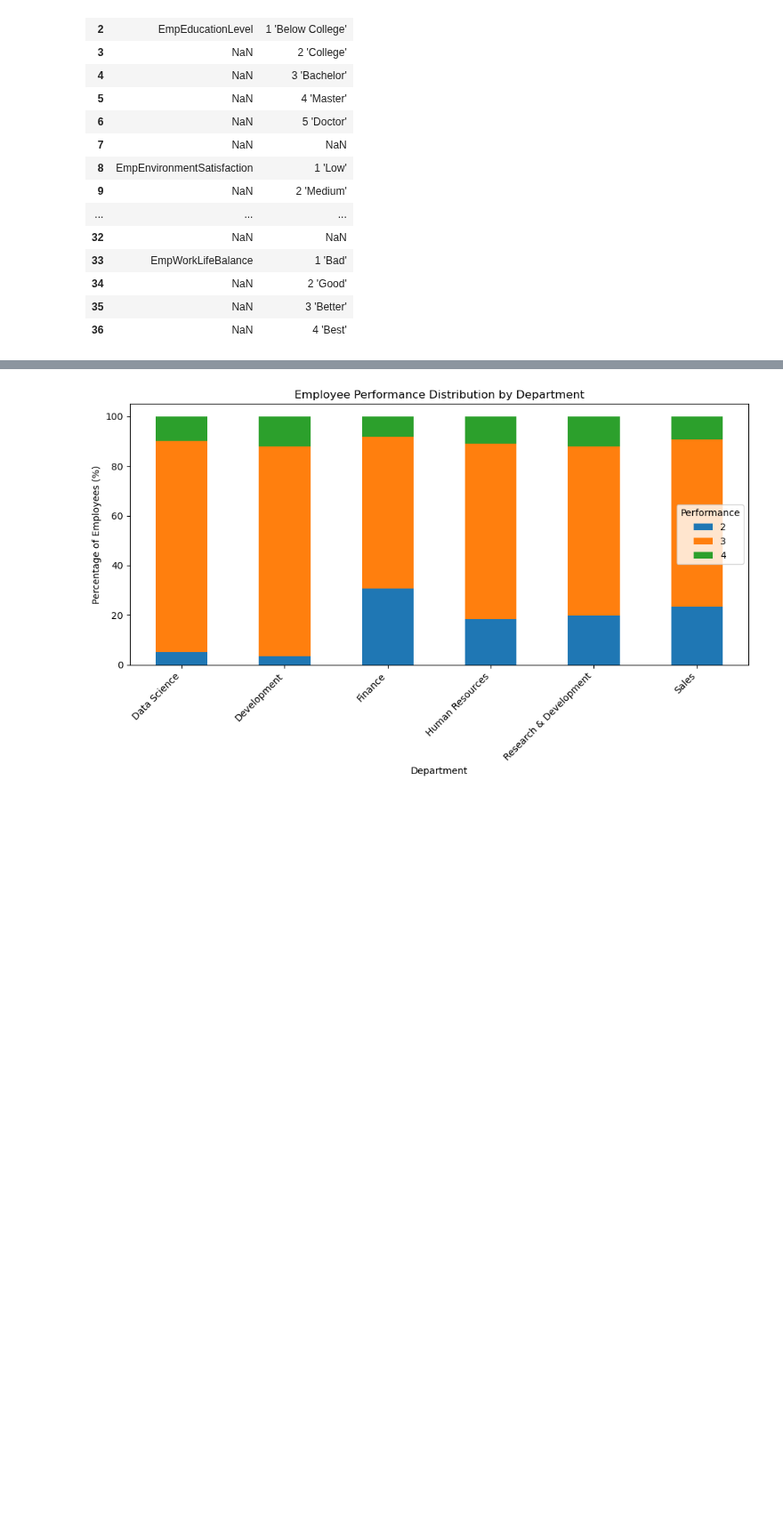
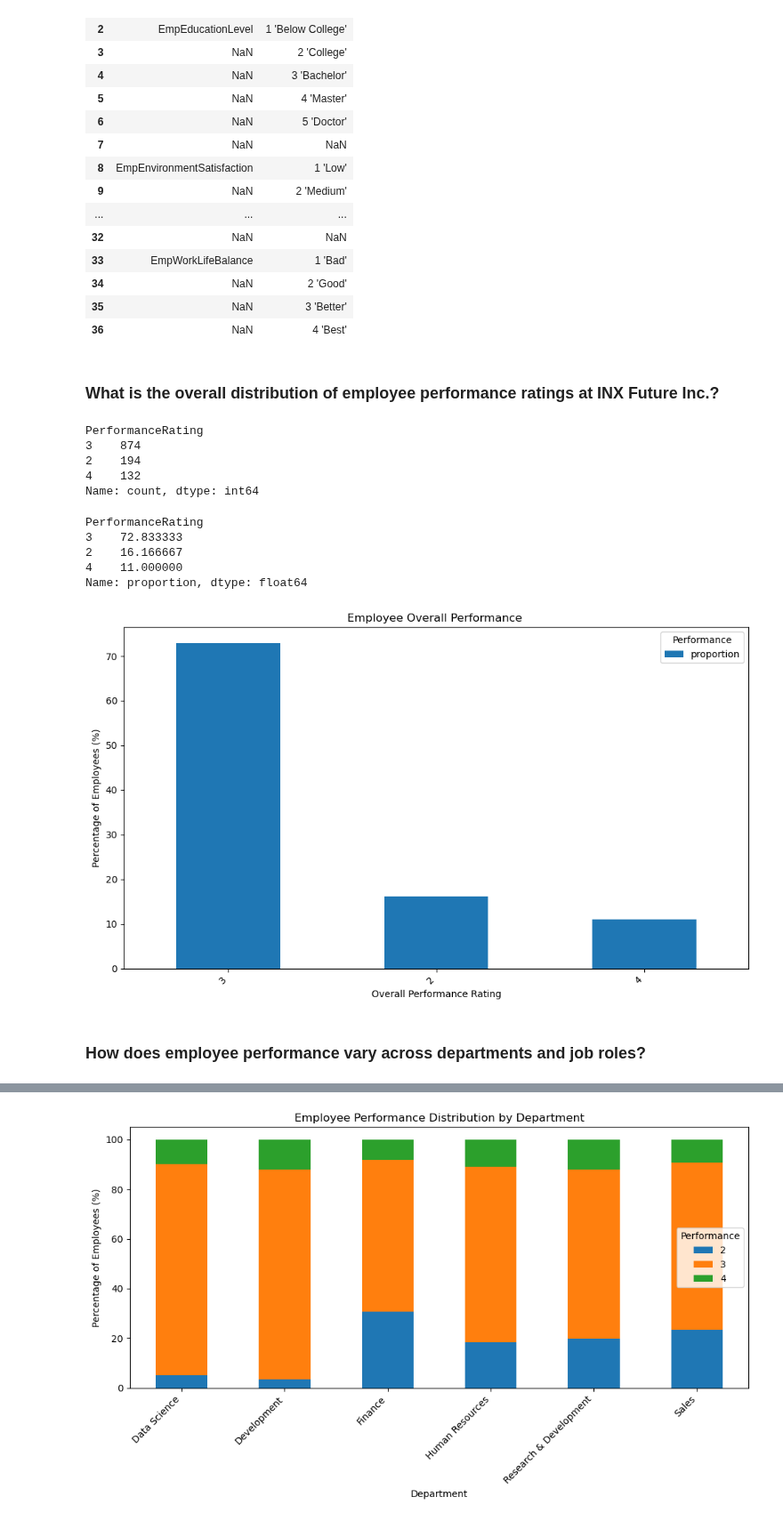
Before and after one commit to GiannaSal/employee_performance, a Jupyter notebook: src/data_processing/data_exploratory_analysis.ipynb, the cells around one changed output, grey strips where cells are left out. Shown at 89% size. Drawn from its saved outputs; the diff is of its cells as text; code cells hidden in the pictures; blank space fills up the shorter version.

Commit message:
Factors affecting employee perfomance identified

```diff
--- a/src/data_processing/data_exploratory_analysis.ipynb
+++ b/src/data_processing/data_exploratory_analysis.ipynb
@@ -317,3 +326,40 @@ display(definitions)
 | 34 | NaN | 2 'Good' |
 | 35 | NaN | 3 'Better' |
 | 36 | NaN | 4 'Best' |
+# %% [markdown]
+### What is the overall distribution of employee performance ratings at INX Future Inc.?
+# %%
+df['PerformanceRating'].value_counts()
+# %% [output]
+PerformanceRating
+3    874
+2    194
+4    132
+Name: count, dtype: int64
+# %%
+percentage_overall_performance = df['PerformanceRating'].value_counts(normalize='index')*100
+percentage_overall_performance
+# %% [output]
+PerformanceRating
+3    72.833333
+2    16.166667
+4    11.000000
+Name: proportion, dtype: float64
+# %%
+percentage_overall_performance.plot(
+    kind='bar',
+    stacked=True,
+    figsize=(10, 6)
+)
+
+plt.title('Employee Overall Performance ')
+plt.xlabel('Overall Performance Rating')
+plt.ylabel('Percentage of Employees (%)')
+plt.xticks(rotation=45, ha='right')
+plt.legend(title='Performance')
+plt.tight_layout()
+plt.show()
+# %% [output]
+[figure, added]
+# %% [markdown]
+### How does employee performance vary across departments and job roles?
```
Also changed, not shown: parts of 37 cells of this notebook.
